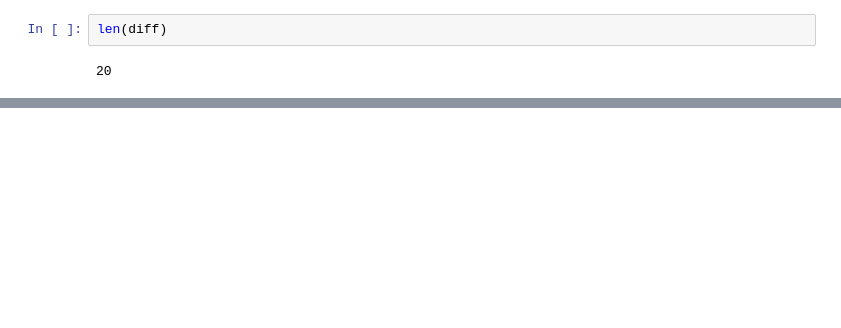
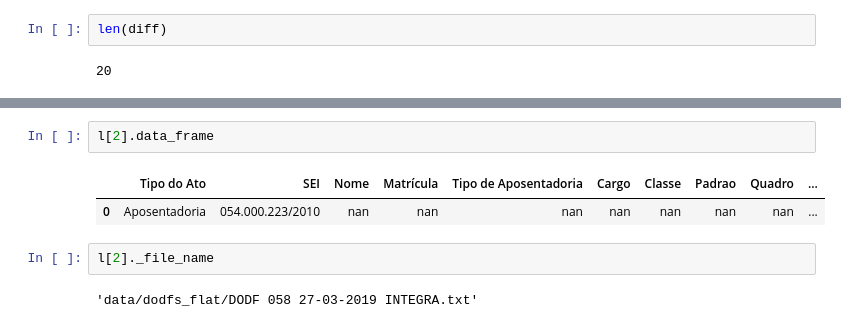
Before and after one commit to UnB-KnEDLe/experiments, a Jupyter notebook: members/maffei/aposentadoria-ouro-comparacao/extract-dodfminer-dodfs_flat.ipynb, the cells around one changed output, grey strips where cells are left out. Drawn from its saved outputs; the diff is of its cells as text; blank space fills up the shorter version.

```diff
--- a/members/maffei/aposentadoria-ouro-comparacao/extract-dodfminer-dodfs_flat.ipynb
+++ b/members/maffei/aposentadoria-ouro-comparacao/extract-dodfminer-dodfs_flat.ipynb
@@ -145,0 +292,9 @@ df_dtnum.shape, douro_dtnum.shape
+# %%
+l[2].data_frame
+# %% [output]
+|  | Tipo do Ato | SEI | Nome | Matrícula | Tipo de Aposentadoria | Cargo | Classe | Padrao | Quadro | ... |
+| 0 | Aposentadoria | 054.000.223/2010 | nan | nan | nan | nan | nan | nan | nan | ... |
+# %%
+l[2]._file_name
+# %% [output]
+'data/dodfs_flat/DODF 058 27-03-2019 INTEGRA.txt'
```
Also changed, not shown: parts of 22 cells of this notebook.
